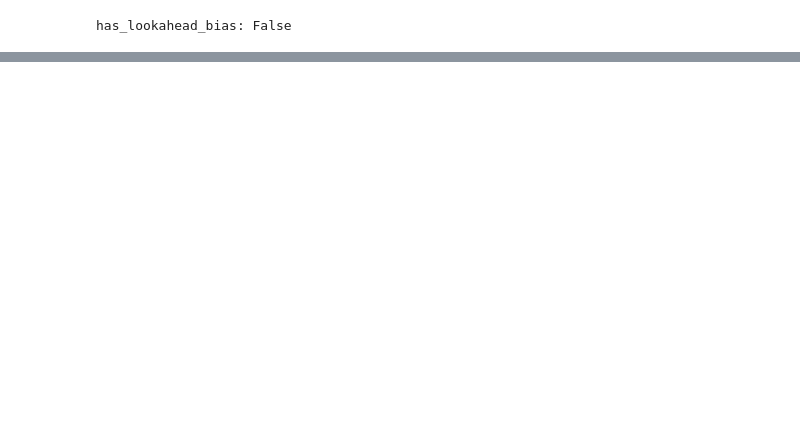
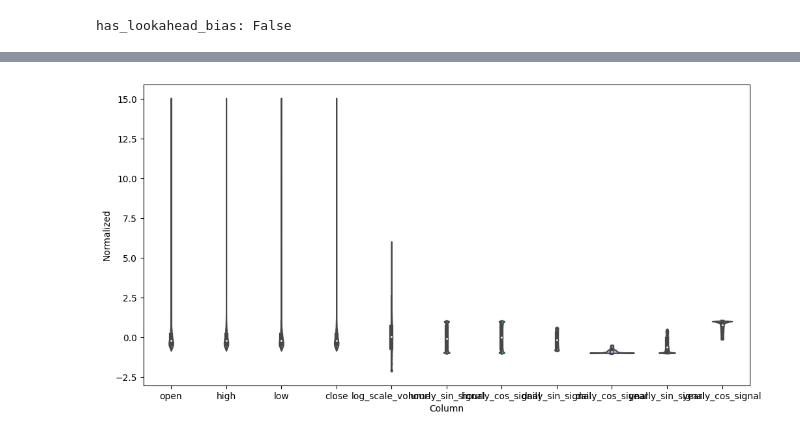
Before and after one commit to Sruinard/azure_staff_engineer, a Jupyter notebook: src/khronos/experiments/interactive.ipynb, the cells around one changed output, grey strips where cells are left out. Drawn from its saved outputs; the diff is of its cells as text; code cells hidden in the pictures; blank space fills up the shorter version.

```diff
--- a/src/khronos/experiments/interactive.ipynb
+++ b/src/khronos/experiments/interactive.ipynb
@@ -115,0 +231,33 @@ Array([[[0.        , 0.09090909, 0.18181819],
+# %%
+# train_df only numerical features
+import numpy as np
+train_df_numerical = train_df[['open', 'high', 'low', 'close', 'volume', 'timestamp_in_seconds']]
+train_df_numerical['log_scale_volume'] = np.log(train_df_numerical['volume'])
+
+timestamp_in_sec = train_df_numerical['timestamp_in_seconds'].values
+# add hourly, daily and yearly sin and cos features
+hourly_sin_signal = sin_signal(timestamp_in_sec, n_seconds_in_an_hour)
+hourly_cos_signal = cos_signal(timestamp_in_sec, n_seconds_in_an_hour)
+daily_sin_signal = sin_signal(timestamp_in_sec, n_seconds_in_a_day)
+daily_cos_signal = cos_signal(timestamp_in_sec, n_seconds_in_a_day)
+yearly_sin_signal = sin_signal(timestamp_in_sec, n_seconds_in_a_year)
+yearly_cos_signal = cos_signal(timestamp_in_sec, n_seconds_in_a_year)
+
+
+# drop engineered raw input columns
+train_df_numerical = train_df_numerical.drop(columns=['volume', 'timestamp_in_seconds'])
+
+
+train_df_std = (train_df_numerical - train_df_numerical.mean()) / train_df_numerical.std()
+# %%
+
+# add cos and sin signals
+train_df_std['hourly_sin_signal'] = hourly_sin_signal
+train_df_std['hourly_cos_signal'] = hourly_cos_signal
+train_df_std['daily_sin_signal'] = daily_sin_signal
+train_df_std['daily_cos_signal'] = daily_cos_signal
+train_df_std['yearly_sin_signal'] = yearly_sin_signal
+train_df_std['yearly_cos_signal'] = yearly_cos_signal
+# %%
+train_df_std = train_df_std.melt(var_name='Column', value_name='Normalized')
+train_df_std
@@ -115,0 +278,6 @@ Array([[[0.        , 0.09090909, 0.18181819],
+# %%
+plt.figure(figsize=(12, 6))
+ax = sns.violinplot(x='Column', y='Normalized', data=train_df_std)
+# _ = ax.set_xticklabels(train_df_std.keys(), rotation=90)
+# %% [output]
+[figure, added]
```
Also changed, not shown: parts of 18 cells of this notebook, 3 other files.
